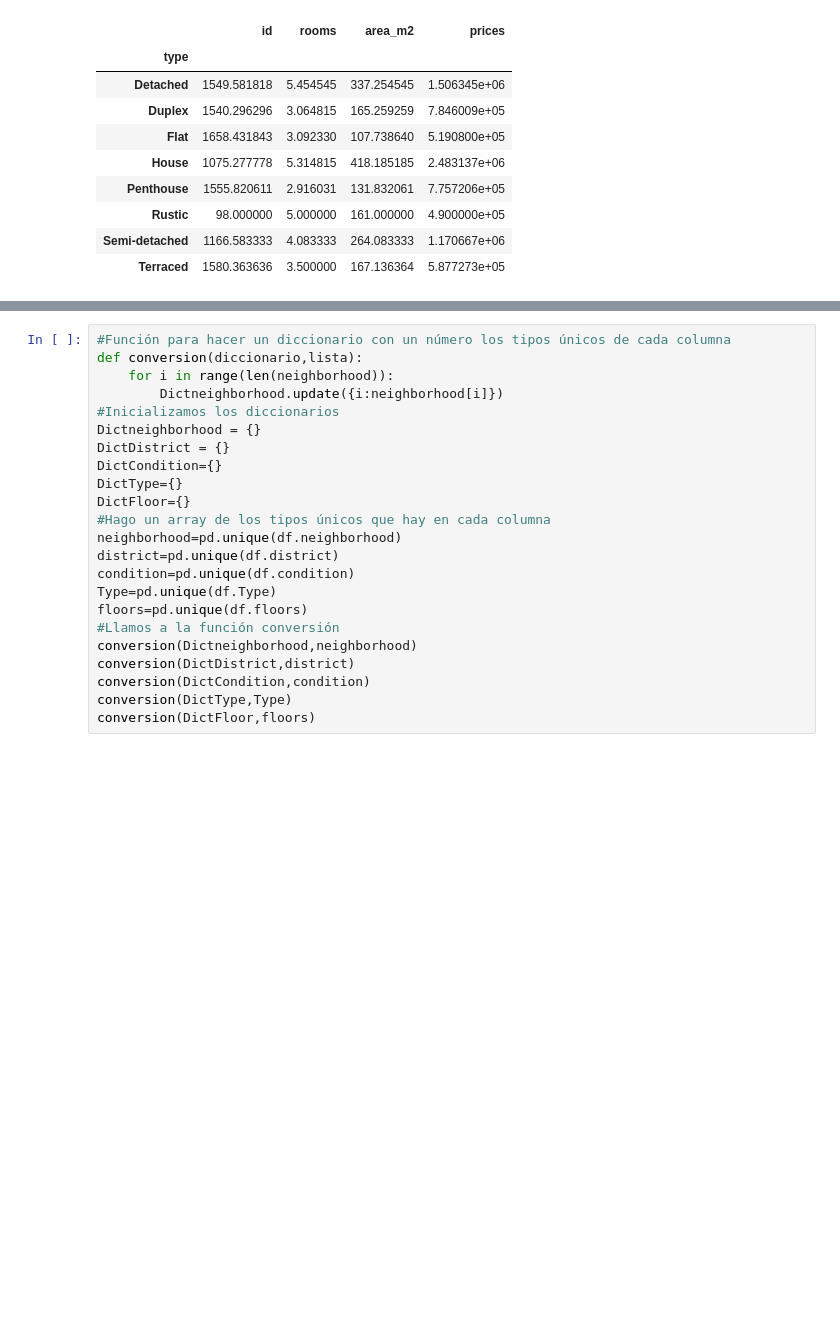
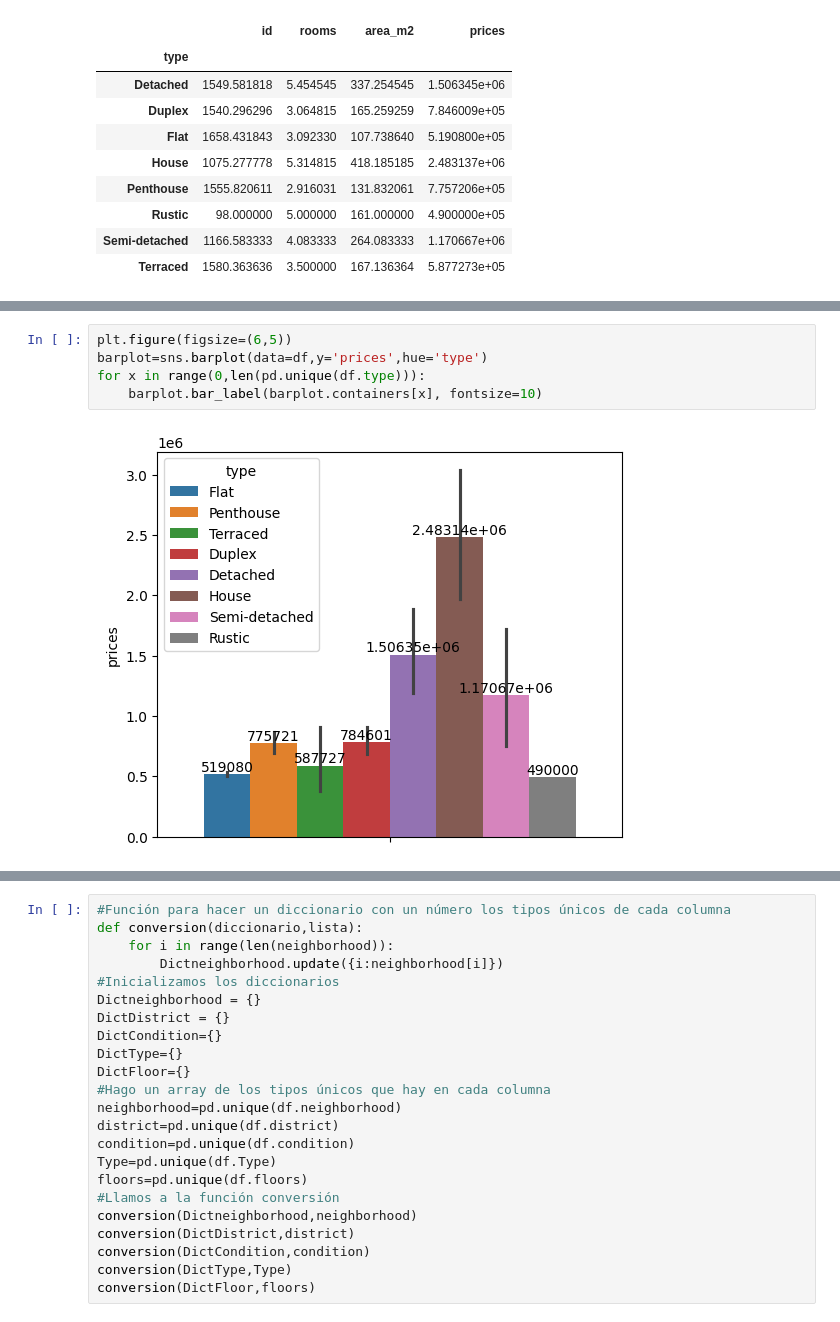
Before and after one commit to Fio-Deca/Vivienda_BCN, a Jupyter notebook: Casa_Barcelona_Estimacion.ipynb, the cells around one changed output, grey strips where cells are left out. Saved outputs shown, nothing was run; the diff lists cells and outputs as text; blank space fills up the shorter version.

```diff
--- a/Casa_Barcelona_Estimacion.ipynb
+++ b/Casa_Barcelona_Estimacion.ipynb
@@ -183,0 +205,7 @@ AttributeError: module 'seaborn' has no attribute 'histplot'
+# %%
+plt.figure(figsize=(6,5))
+barplot=sns.barplot(data=df,y='prices',hue='type')
+for x in range(0,len(pd.unique(df.type))):
+    barplot.bar_label(barplot.containers[x], fontsize=10)
+# %% [output]
+[figure, added]
```
Also changed, not shown: parts of 21 cells of this notebook, 1 other file.
